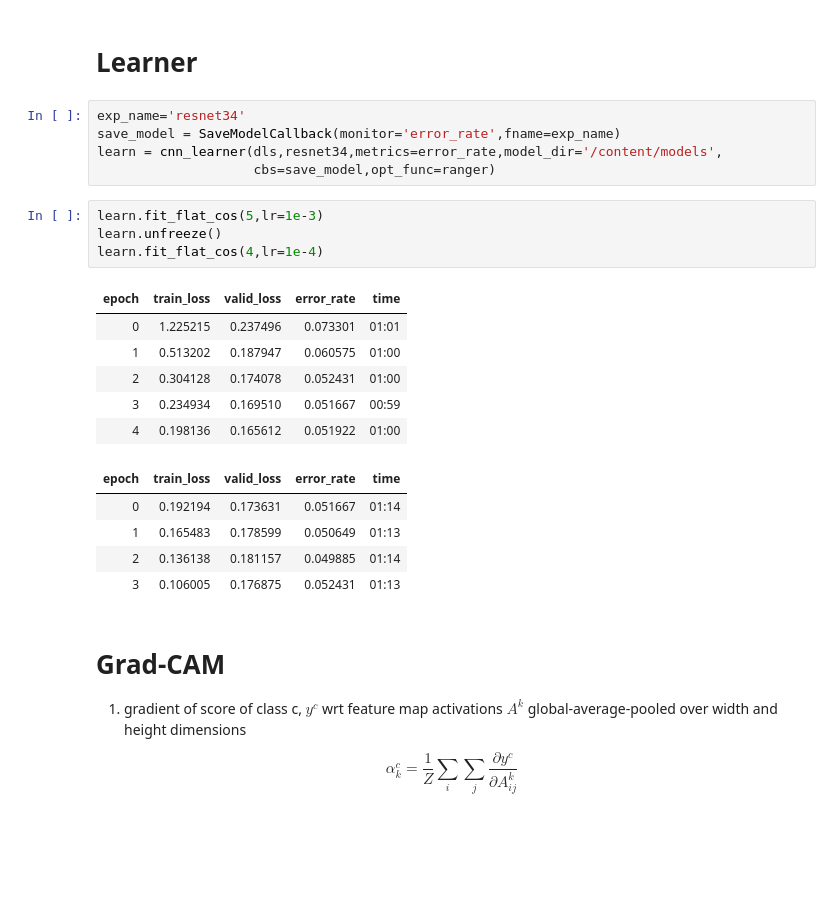
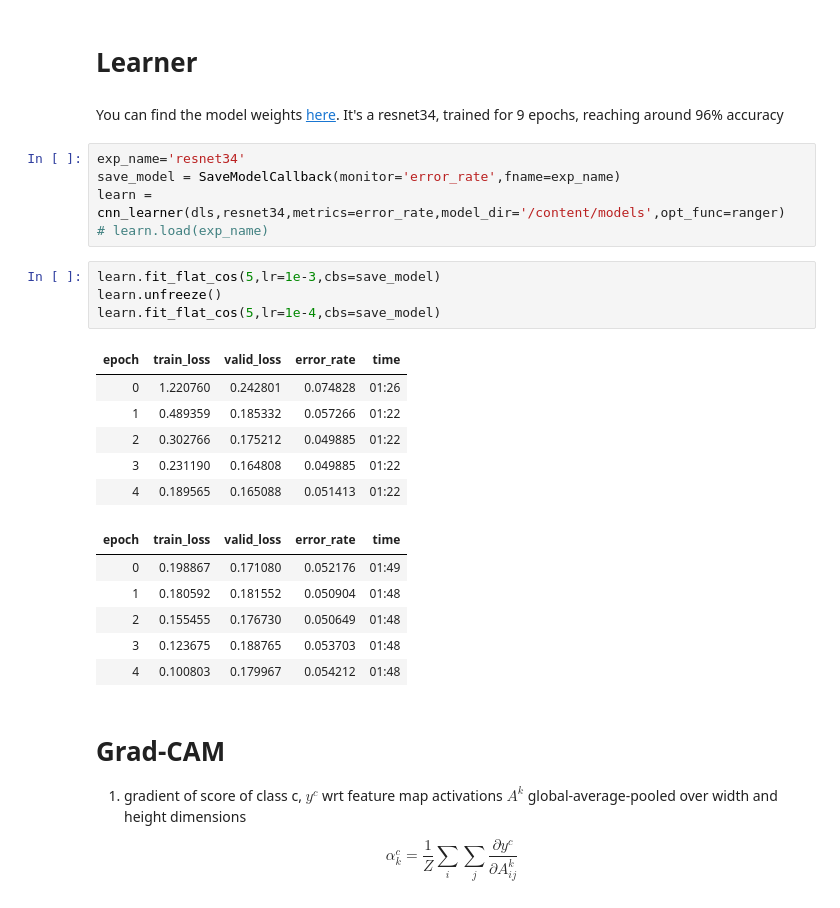
Before and after one commit to Kshitij09/fast_impl, a Jupyter notebook: nbs/visualizations/visualize.grad_cam.ipynb, the cells around one changed output. Drawn from its saved outputs; the diff is of its cells as text; blank space fills up the shorter version.

```diff
--- a/nbs/visualizations/visualize.grad_cam.ipynb
+++ b/nbs/visualizations/visualize.grad_cam.ipynb
@@ -42,26 +46,29 @@ dls.show_batch()
 # %% [markdown]
 # Learner
+# %% [markdown]
+You can find the model weights [here](https://drive.google.com/file/d/18HXIfiHMaoOMVg3WMztui6GxCXEV116b/view?usp=sharing). It's a resnet34, trained for 9 epochs, reaching around 96% accuracy
 # %%
 exp_name='resnet34'
 save_model = SaveModelCallback(monitor='error_rate',fname=exp_name)
-learn = cnn_learner(dls,resnet34,metrics=error_rate,model_dir='/content/models',
-                    cbs=save_model,opt_func=ranger)
+learn = cnn_learner(dls,resnet34,metrics=error_rate,model_dir='/content/models',opt_func=ranger)
+# learn.load(exp_name)
 # %%
-learn.fit_flat_cos(5,lr=1e-3)
+learn.fit_flat_cos(5,lr=1e-3,cbs=save_model)
 learn.unfreeze()
-learn.fit_flat_cos(4,lr=1e-4)
+learn.fit_flat_cos(5,lr=1e-4,cbs=save_model)
 # %% [output]
 | epoch | train_loss | valid_loss | error_rate | time |
-| 0 | 1.225215 | 0.237496 | 0.073301 | 01:01 |
-| 1 | 0.513202 | 0.187947 | 0.060575 | 01:00 |
-| 2 | 0.304128 | 0.174078 | 0.052431 | 01:00 |
-| 3 | 0.234934 | 0.169510 | 0.051667 | 00:59 |
-| 4 | 0.198136 | 0.165612 | 0.051922 | 01:00 |
+| 0 | 1.220760 | 0.242801 | 0.074828 | 01:26 |
+| 1 | 0.489359 | 0.185332 | 0.057266 | 01:22 |
+| 2 | 0.302766 | 0.175212 | 0.049885 | 01:22 |
+| 3 | 0.231190 | 0.164808 | 0.049885 | 01:22 |
+| 4 | 0.189565 | 0.165088 | 0.051413 | 01:22 |
 | epoch | train_loss | valid_loss | error_rate | time |
-| 0 | 0.192194 | 0.173631 | 0.051667 | 01:14 |
-| 1 | 0.165483 | 0.178599 | 0.050649 | 01:13 |
-| 2 | 0.136138 | 0.181157 | 0.049885 | 01:14 |
-| 3 | 0.106005 | 0.176875 | 0.052431 | 01:13 |
+| 0 | 0.198867 | 0.171080 | 0.052176 | 01:49 |
+| 1 | 0.180592 | 0.181552 | 0.050904 | 01:48 |
+| 2 | 0.155455 | 0.176730 | 0.050649 | 01:48 |
+| 3 | 0.123675 | 0.188765 | 0.053703 | 01:48 |
+| 4 | 0.100803 | 0.179967 | 0.054212 | 01:48 |
 # %% [markdown]
 # Grad-CAM
 
```
Also changed, not shown: parts of 51 cells of this notebook, 4 other files.
